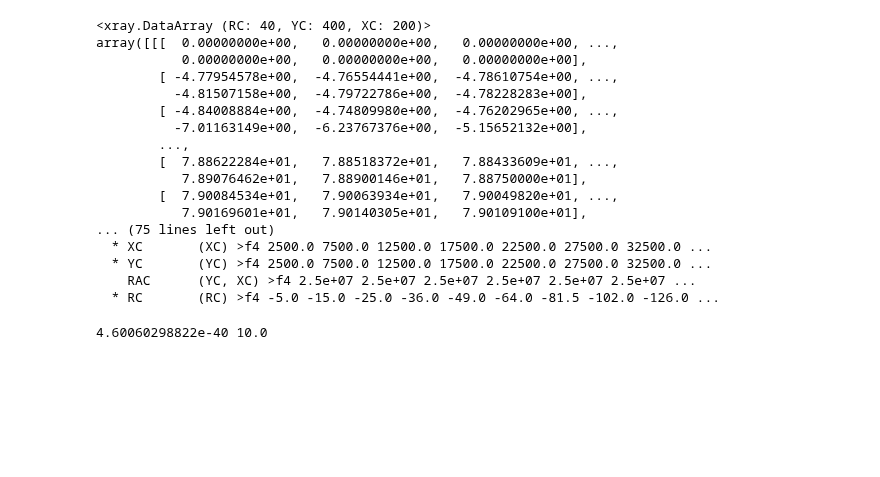
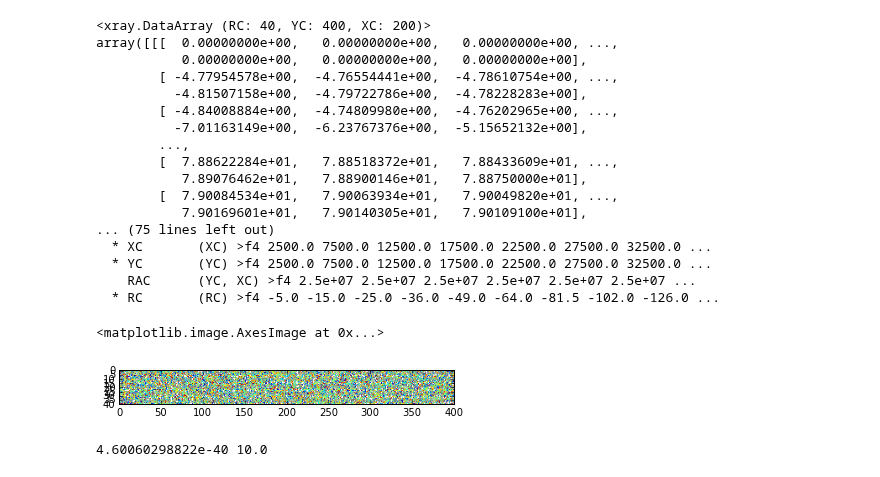
Before and after one commit to xgcm/xgcm, a Jupyter notebook: test_xray.ipynb, the cells around one changed output. Drawn from its saved outputs; the diff is of its cells as text; code cells hidden in the pictures; blank space fills up the shorter version.

```diff
--- a/test_xray.ipynb
+++ b/test_xray.ipynb
@@ -97,7 +103,8 @@ def parse_meta(fname):
         assert flds['nrecords'] == len(flds['fldList'])
     return flds
 # %%
-def read_mds(fname, iternum=None, use_mmap=True, force_dict=False):
+def read_mds(fname, iternum=None, use_mmap=True,
+             force_dict=False, convert_big_endian=False):
     if iternum is None:
         istr = ''
     else:
@@ -122,6 +129,10 @@ def read_mds(fname, iternum=None, use_mmap=True, force_dict=False):
         d = np.memmap(datafile, meta['dataprec'], 'r')
     else:
         d = np.fromfile(datafile, meta['dataprec'])
+    if convert_big_endian:
+        dtnew = d.dtype.newbyteorder('=')
+        d = d.astype(dtnew)
+
     d.shape = shape
 
     if nrecs == 1:
@@ -335,6 +346,11 @@ array([[[  0.00000000e+00,   0.00000000e+00,   0.00000000e+00, ...,
   * YC       (YC) >f4 2500.0 7500.0 12500.0 17500.0 22500.0 27500.0 32500.0 ...
     RAC      (YC, XC) >f4 2.5e+07 2.5e+07 2.5e+07 2.5e+07 2.5e+07 2.5e+07 ...
   * RC       (RC) >f4 -5.0 -15.0 -25.0 -36.0 -49.0 -64.0 -81.5 -102.0 -126.0 ...
+# %%
+plt.imshow(ds['T'].mean(dim='XC'))
+# %% [output]
+<matplotlib.image.AxesImage at 0x...>
+[figure, added]
 # %%
 x = xray.DataArray( np.ones(10, dtype='>f4'))
 print float(x.sum()), x.data.sum()
```
Also changed, not shown: parts of 18 cells of this notebook, 1 other file.
